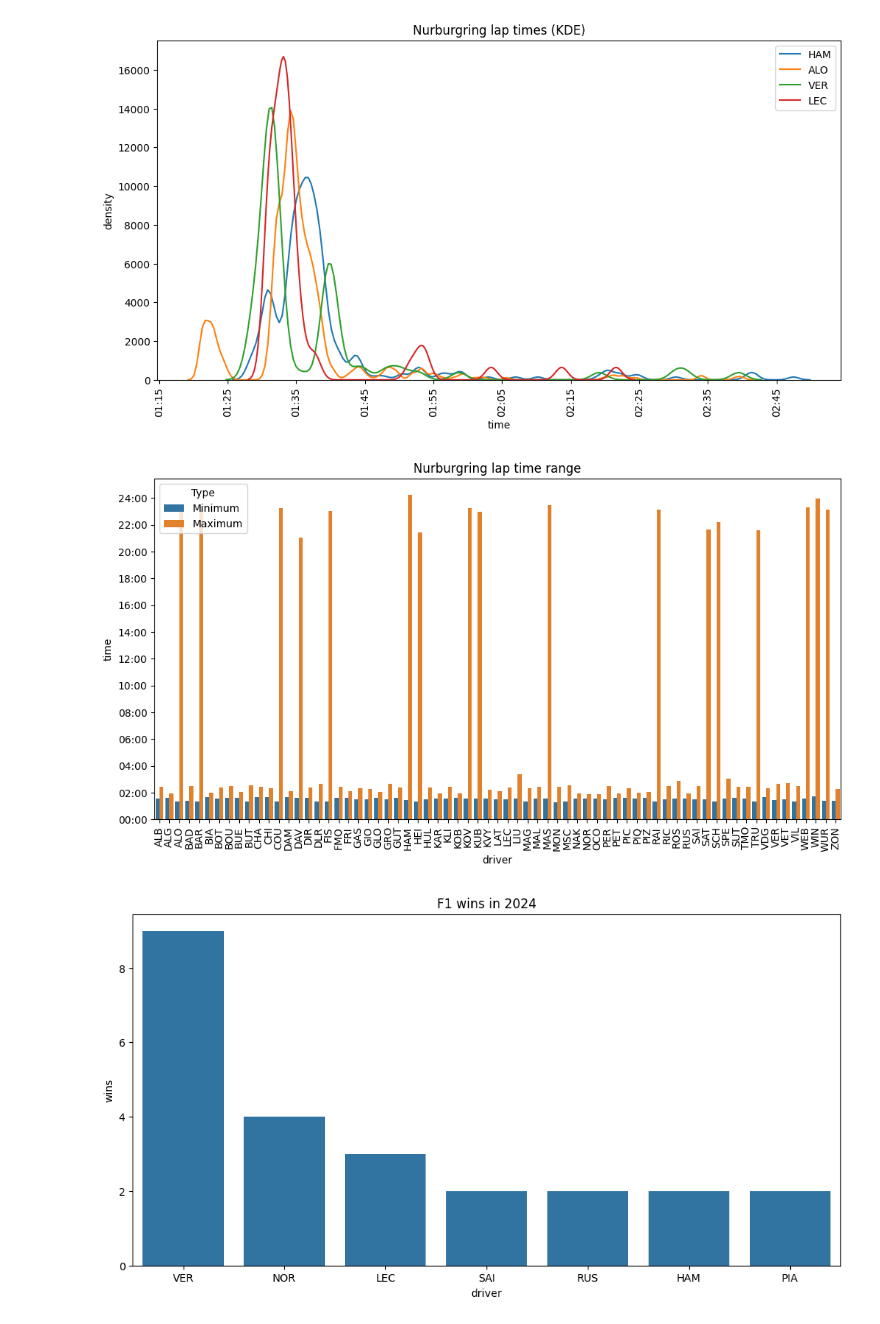
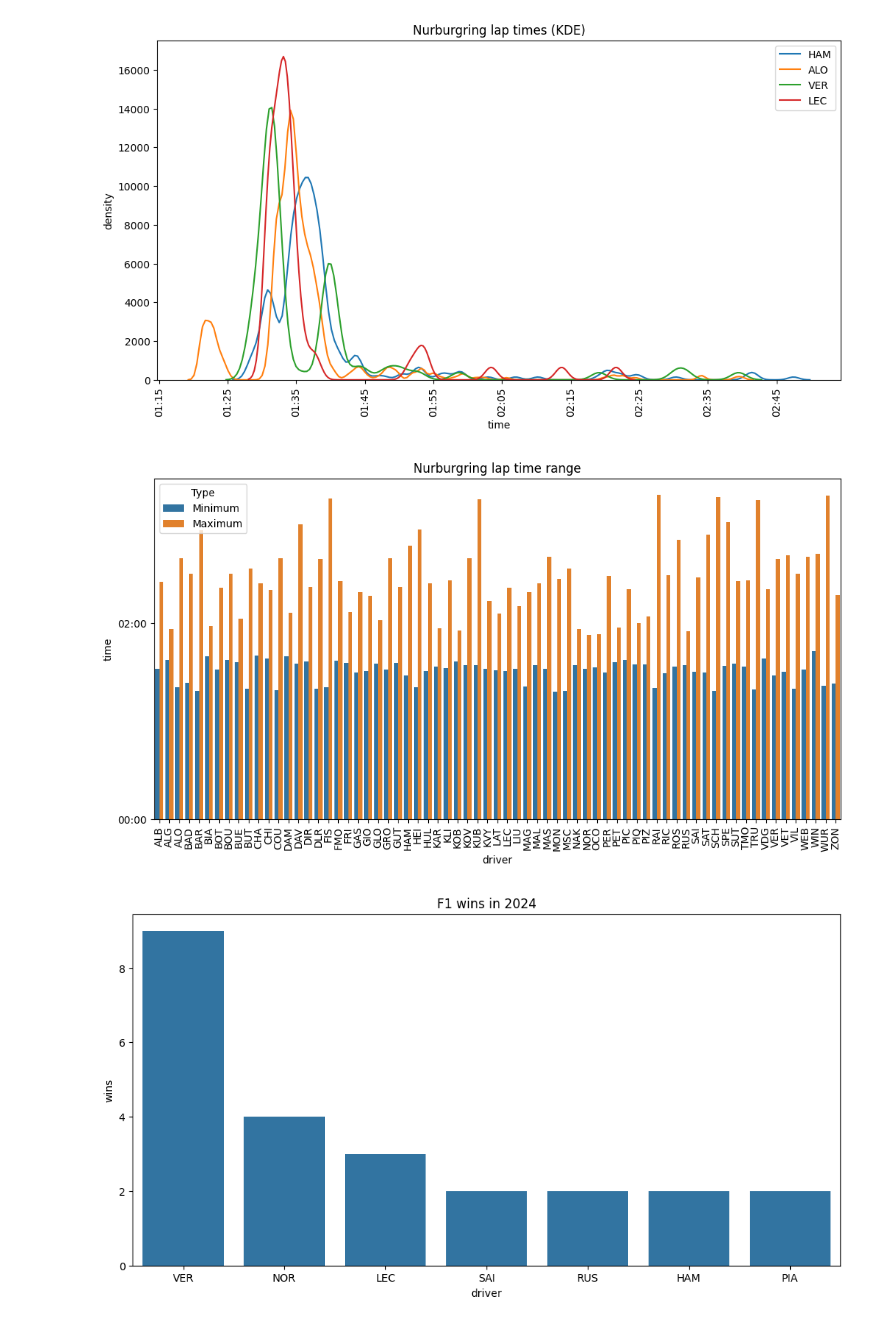
Before and after one commit to GrandEchoWhiskey/f1-analysis, a Jupyter notebook: analysis.ipynb, the cells around one changed output. Saved outputs shown, nothing was run; the diff lists cells and outputs as text; code cells hidden in the pictures.

```diff
--- a/analysis.ipynb
+++ b/analysis.ipynb
@@ -89,34 +88,35 @@ q = "SELECT milliseconds, code, nationality " \
     "FROM lap_times " \
     "INNER JOIN drivers ON lap_times.driverId = drivers.driverId " \
     "INNER JOIN races ON lap_times.raceId = races.raceId " \
     "INNER JOIN circuits ON races.circuitId = circuits.circuitId " \
     "WHERE circuits.circuitRef = 'nurburgring';"
 
 df = pd.read_sql_query(q, conn)
 
 df = df[df.milliseconds != '\\N']
 df = df[df.code != '\\N']
 df.milliseconds = pd.to_numeric(df.milliseconds)
+df.milliseconds = df.milliseconds.apply(lambda x: x if x > 0 and x < 200000 else None)
 df['time'] = pd.to_datetime(df.milliseconds, unit='ms')
 
 data = df.groupby('code').agg(Minimum=('time', 'min'), Maximum=('time', 'max')).reset_index()
 data_melted = data.melt(id_vars="code",
                          value_vars=["Minimum", "Maximum"],
                          var_name="Type",
                          value_name="Time")
 
 fig = plt.figure(figsize=(12, 6))
 sns.barplot(data=data_melted, x="code", y="Time", hue="Type")
 plt.xlabel('driver')
 plt.xticks(rotation=90)
 plt.ylabel('time')
 ax = plt.gca()
 ax.yaxis.set_major_locator(mdates.MinuteLocator(interval=2))
 ax.yaxis.set_major_formatter(mdates.DateFormatter("%M:%S"))
 plt.title('Nurburgring lap time range')
 plt.show()
 # %% [output]
-[figure, old version]
+[figure, new version]
 # %%
 q = "SELECT code, year " \
     "FROM results " \
```
Also changed, not shown: parts of 4 cells of this notebook, 1 other file.
